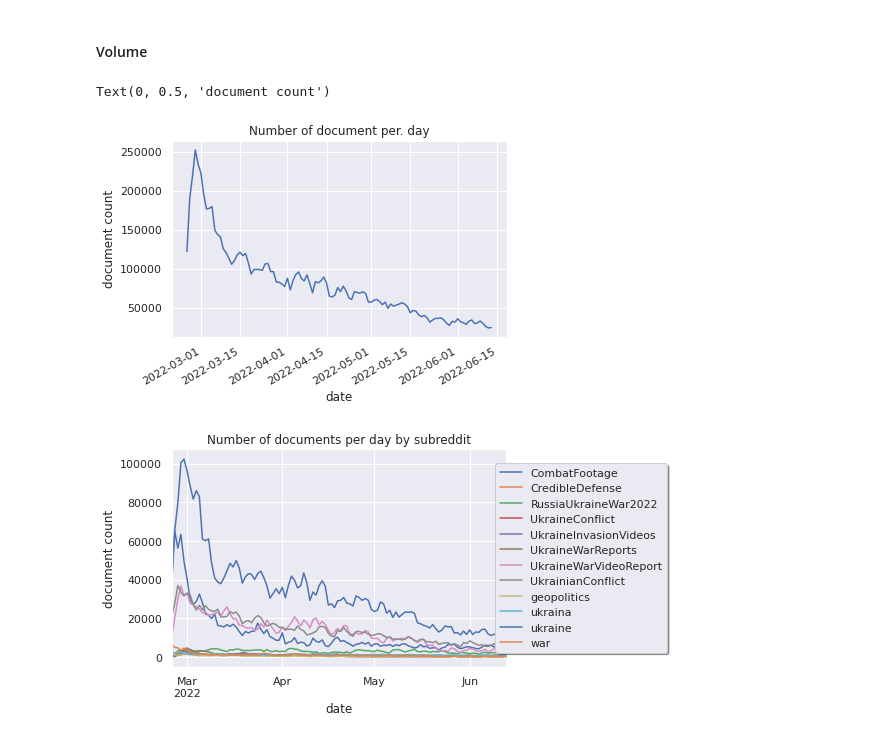
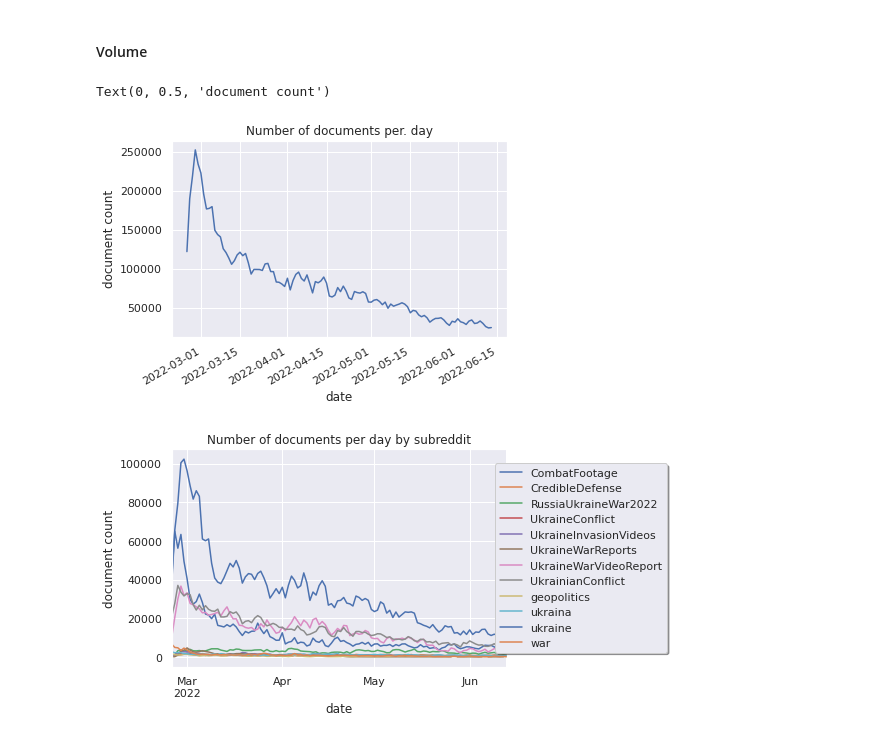
Before and after one commit to Lina-Elkjaer/NLPexam, a Jupyter notebook: data_viewer- Kathrine.ipynb, the cells around one changed output. Drawn from its saved outputs; the diff is of its cells as text; code cells hidden in the pictures.

Commit message:
fixed plots

```diff
--- a/data_viewer- Kathrine.ipynb
+++ b/data_viewer- Kathrine.ipynb
@@ -108,15 +108,15 @@ Name: type, dtype: int64
 # %%
 # plot volume per day
 # convert to date
 data['date'] = pd.to_datetime(data['date'])
 volume = data["date"].value_counts()
 volume.plot()
-plt.title('Number of document per. day')
+plt.title('Number of documents per. day')
 plt.xlabel('date')
 plt.ylabel('document count')
 # %% [output]
 Text(0, 0.5, 'document count')
-[figure, old version]
+[figure, new version]
 # %%
 # plot volume per day by subreddit
 
```
Also changed, not shown: 4 other files.
